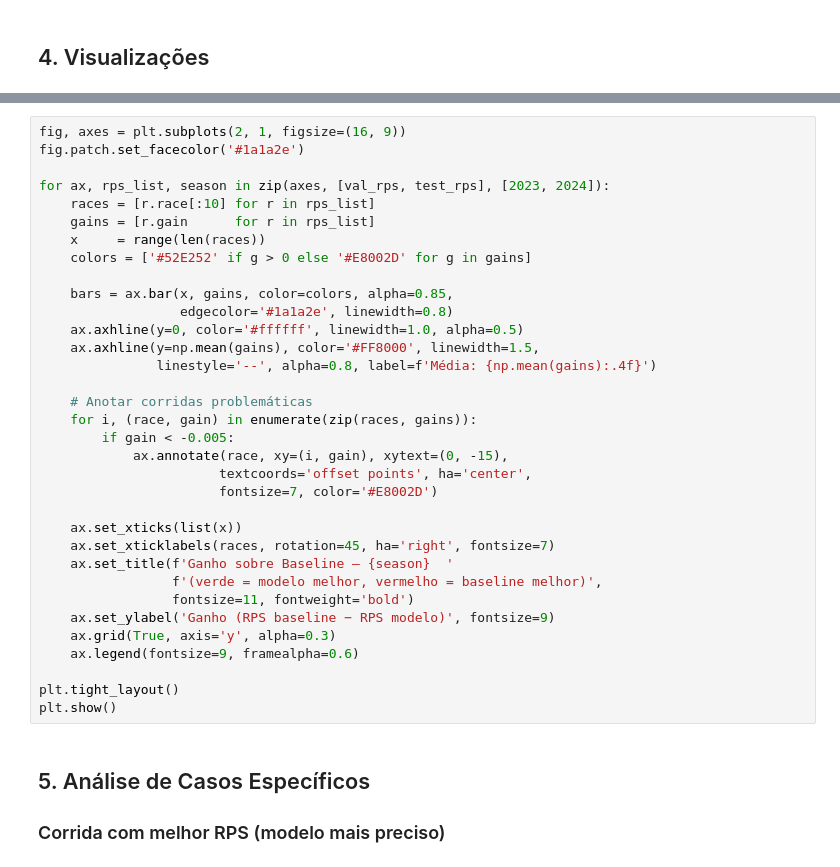
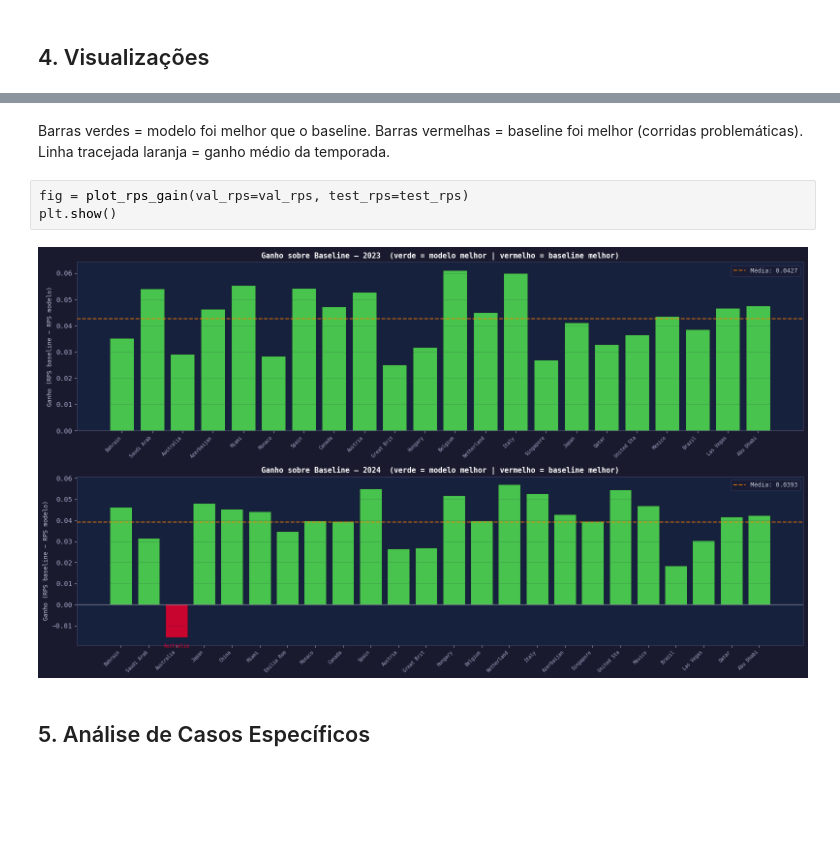
Before and after one commit to Guili-Lopes/Projeto-Formula1, a Jupyter notebook: notebooks/06_resultados_analise_pipeline_score_rules.ipynb, the cells around one changed output, grey strips where cells are left out. Drawn from its saved outputs; the diff is of its cells as text; blank space fills up the shorter version.

```diff
--- a/notebooks/06_resultados_analise_pipeline_score_rules.ipynb
+++ b/notebooks/06_resultados_analise_pipeline_score_rules.ipynb
@@ -262,41 +276,14 @@ plt.show()
-# %%
-fig, axes = plt.subplots(2, 1, figsize=(16, 9))
-fig.patch.set_facecolor('#1a1a2e')
-
-for ax, rps_list, season in zip(axes, [val_rps, test_rps], [2023, 2024]):
-    races = [r.race[:10] for r in rps_list]
-    gains = [r.gain      for r in rps_list]
-    x     = range(len(races))
-    colors = ['#52E252' if g > 0 else '#E8002D' for g in gains]
-
-    bars = ax.bar(x, gains, color=colors, alpha=0.85,
-                  edgecolor='#1a1a2e', linewidth=0.8)
-    ax.axhline(y=0, color='#ffffff', linewidth=1.0, alpha=0.5)
-    ax.axhline(y=np.mean(gains), color='#FF8000', linewidth=1.5,
-               linestyle='--', alpha=0.8, label=f'Média: {np.mean(gains):.4f}')
-
-    # Anotar corridas problemáticas
-    for i, (race, gain) in enumerate(zip(races, gains)):
-        if gain < -0.005:
-            ax.annotate(race, xy=(i, gain), xytext=(0, -15),
-                       textcoords='offset points', ha='center',
-                       fontsize=7, color='#E8002D')
-
-    ax.set_xticks(list(x))
-    ax.set_xticklabels(races, rotation=45, ha='right', fontsize=7)
-    ax.set_title(f'Ganho sobre Baseline — {season}  '
-                 f'(verde = modelo melhor, vermelho = baseline melhor)',
-                 fontsize=11, fontweight='bold')
-    ax.set_ylabel('Ganho (RPS baseline − RPS modelo)', fontsize=9)
-    ax.grid(True, axis='y', alpha=0.3)
-    ax.legend(fontsize=9, framealpha=0.6)
-
-plt.tight_layout()
-plt.show()
+# %% [markdown]
+Barras verdes = modelo foi melhor que o baseline.
+Barras vermelhas = baseline foi melhor (corridas problemáticas).
+Linha tracejada laranja = ganho médio da temporada.
+# %%
+fig = plot_rps_gain(val_rps=val_rps, test_rps=test_rps)
+plt.show()
+# %% [output]
+[figure, added]
 # %% [markdown]
 ## 5. Análise de Casos Específicos
-
-### Corrida com melhor RPS (modelo mais preciso)
 # %%
 all_rps = val_rps + test_rps
 best    = min(all_rps, key=lambda r: r.rps_model)
```
Also changed, not shown: parts of 23 cells of this notebook.
